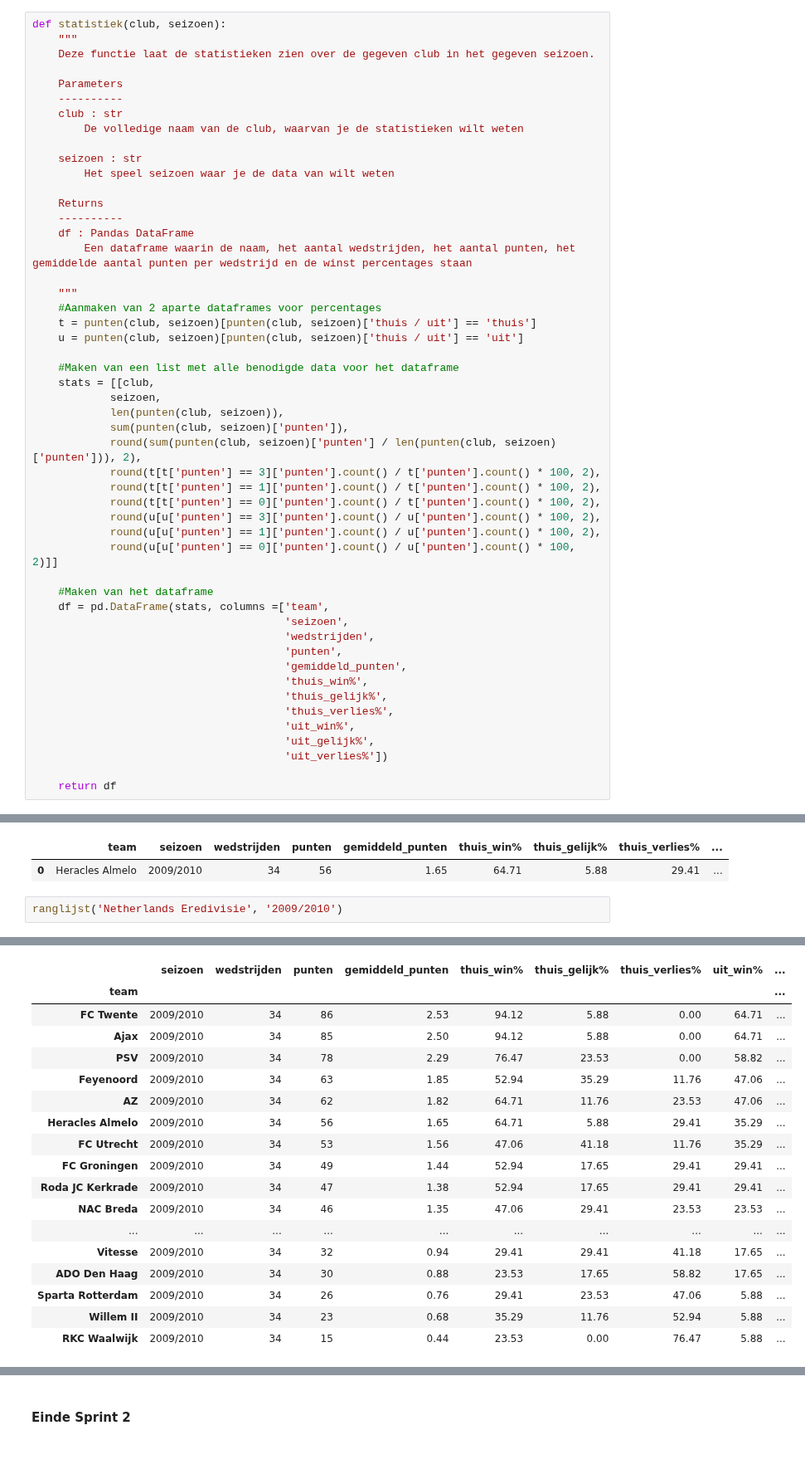
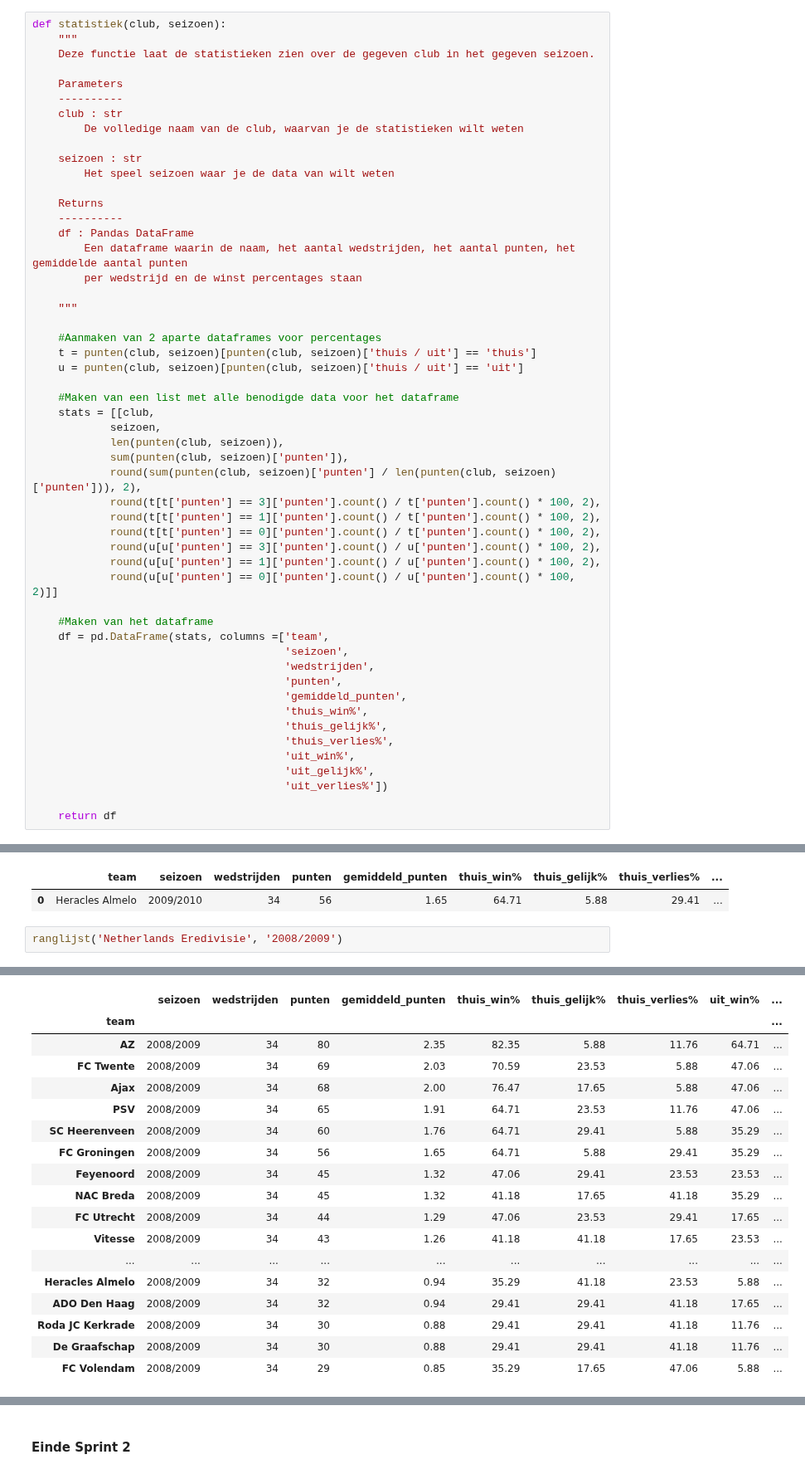
Before and after one commit to BJHeemskerk/DataLab2_2023, a Jupyter notebook: DataLab2_Groep_3B.ipynb, the cells around one changed output, grey strips where cells are left out. Shown at 83% size. Cells and saved outputs as stored; diff of their text form.

```diff
--- a/DataLab2_Groep_3B.ipynb
+++ b/DataLab2_Groep_3B.ipynb
@@ -314,9 +315,11 @@ def statistiek(club, seizoen):
     Returns
     ----------
     df : Pandas DataFrame
-        Een dataframe waarin de naam, het aantal wedstrijden, het aantal punten, het gemiddelde aantal punten per wedstrijd en de winst percentages staan
+        Een dataframe waarin de naam, het aantal wedstrijden, het aantal punten, het gemiddelde aantal punten
+        per wedstrijd en de winst percentages staan
 
     """
+
     #Aanmaken van 2 aparte dataframes voor percentages
     t = punten(club, seizoen)[punten(club, seizoen)['thuis / uit'] == 'thuis']
     u = punten(club, seizoen)[punten(club, seizoen)['thuis / uit'] == 'uit']
@@ -424,5 +427,5 @@ statistiek('Heracles Almelo', '2009/2010')
 |  | team | seizoen | wedstrijden | punten | gemiddeld_punten | thuis_win% | thuis_gelijk% | thuis_verlies% | ... |
 | 0 | Heracles Almelo | 2009/2010 | 34 | 56 | 1.65 | 64.71 | 5.88 | 29.41 | ... |
 # %%
-ranglijst('Netherlands Eredivisie', '2009/2010')
+ranglijst('Netherlands Eredivisie', '2008/2009')
 # %% [output]
@@ -430,19 +433,19 @@ stats season 2009/2010 from Netherlands Eredivisie
 100.0% This adventure was brought to you by Group 3B...............................
 |  | seizoen | wedstrijden | punten | gemiddeld_punten | thuis_win% | thuis_gelijk% | thuis_verlies% | uit_win% | ... |
 | team |  |  |  |  |  |  |  |  | ... |
-| FC Twente | 2009/2010 | 34 | 86 | 2.53 | 94.12 | 5.88 | 0.00 | 64.71 | ... |
-| Ajax | 2009/2010 | 34 | 85 | 2.50 | 94.12 | 5.88 | 0.00 | 64.71 | ... |
-| PSV | 2009/2010 | 34 | 78 | 2.29 | 76.47 | 23.53 | 0.00 | 58.82 | ... |
-| Feyenoord | 2009/2010 | 34 | 63 | 1.85 | 52.94 | 35.29 | 11.76 | 47.06 | ... |
-| AZ | 2009/2010 | 34 | 62 | 1.82 | 64.71 | 11.76 | 23.53 | 47.06 | ... |
-| Heracles Almelo | 2009/2010 | 34 | 56 | 1.65 | 64.71 | 5.88 | 29.41 | 35.29 | ... |
-| FC Utrecht | 2009/2010 | 34 | 53 | 1.56 | 47.06 | 41.18 | 11.76 | 35.29 | ... |
-| FC Groningen | 2009/2010 | 34 | 49 | 1.44 | 52.94 | 17.65 | 29.41 | 29.41 | ... |
-| Roda JC Kerkrade | 2009/2010 | 34 | 47 | 1.38 | 52.94 | 17.65 | 29.41 | 29.41 | ... |
-| NAC Breda | 2009/2010 | 34 | 46 | 1.35 | 47.06 | 29.41 | 23.53 | 23.53 | ... |
+| AZ | 2008/2009 | 34 | 80 | 2.35 | 82.35 | 5.88 | 11.76 | 64.71 | ... |
+| FC Twente | 2008/2009 | 34 | 69 | 2.03 | 70.59 | 23.53 | 5.88 | 47.06 | ... |
+| Ajax | 2008/2009 | 34 | 68 | 2.00 | 76.47 | 17.65 | 5.88 | 47.06 | ... |
+| PSV | 2008/2009 | 34 | 65 | 1.91 | 64.71 | 23.53 | 11.76 | 47.06 | ... |
+| SC Heerenveen | 2008/2009 | 34 | 60 | 1.76 | 64.71 | 29.41 | 5.88 | 35.29 | ... |
+| FC Groningen | 2008/2009 | 34 | 56 | 1.65 | 64.71 | 5.88 | 29.41 | 35.29 | ... |
+| Feyenoord | 2008/2009 | 34 | 45 | 1.32 | 47.06 | 29.41 | 23.53 | 23.53 | ... |
+| NAC Breda | 2008/2009 | 34 | 45 | 1.32 | 41.18 | 17.65 | 41.18 | 35.29 | ... |
+| FC Utrecht | 2008/2009 | 34 | 44 | 1.29 | 47.06 | 23.53 | 29.41 | 17.65 | ... |
+| Vitesse | 2008/2009 | 34 | 43 | 1.26 | 41.18 | 41.18 | 17.65 | 23.53 | ... |
 | ... | ... | ... | ... | ... | ... | ... | ... | ... | ... |
-| Vitesse | 2009/2010 | 34 | 32 | 0.94 | 29.41 | 29.41 | 41.18 | 17.65 | ... |
-| ADO Den Haag | 2009/2010 | 34 | 30 | 0.88 | 23.53 | 17.65 | 58.82 | 17.65 | ... |
-| Sparta Rotterdam | 2009/2010 | 34 | 26 | 0.76 | 29.41 | 23.53 | 47.06 | 5.88 | ... |
-| Willem II | 2009/2010 | 34 | 23 | 0.68 | 35.29 | 11.76 | 52.94 | 5.88 | ... |
-| RKC Waalwijk | 2009/2010 | 34 | 15 | 0.44 | 23.53 | 0.00 | 76.47 | 5.88 | ... |
+| Heracles Almelo | 2008/2009 | 34 | 32 | 0.94 | 35.29 | 41.18 | 23.53 | 5.88 | ... |
+| ADO Den Haag | 2008/2009 | 34 | 32 | 0.94 | 29.41 | 29.41 | 41.18 | 17.65 | ... |
+| Roda JC Kerkrade | 2008/2009 | 34 | 30 | 0.88 | 29.41 | 29.41 | 41.18 | 11.76 | ... |
+| De Graafschap | 2008/2009 | 34 | 30 | 0.88 | 29.41 | 29.41 | 41.18 | 11.76 | ... |
+| FC Volendam | 2008/2009 | 34 | 29 | 0.85 | 35.29 | 17.65 | 47.06 | 5.88 | ... |
```
Also changed, not shown: parts of 12 cells of this notebook.
